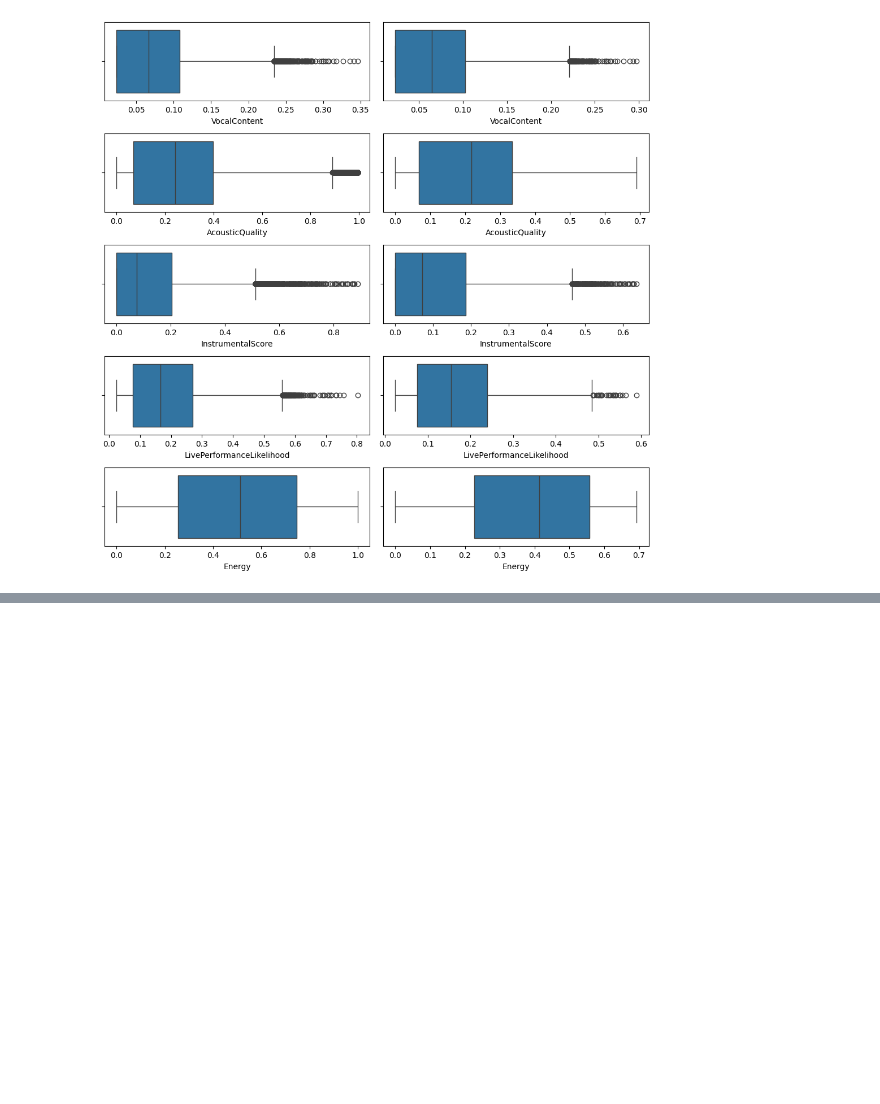
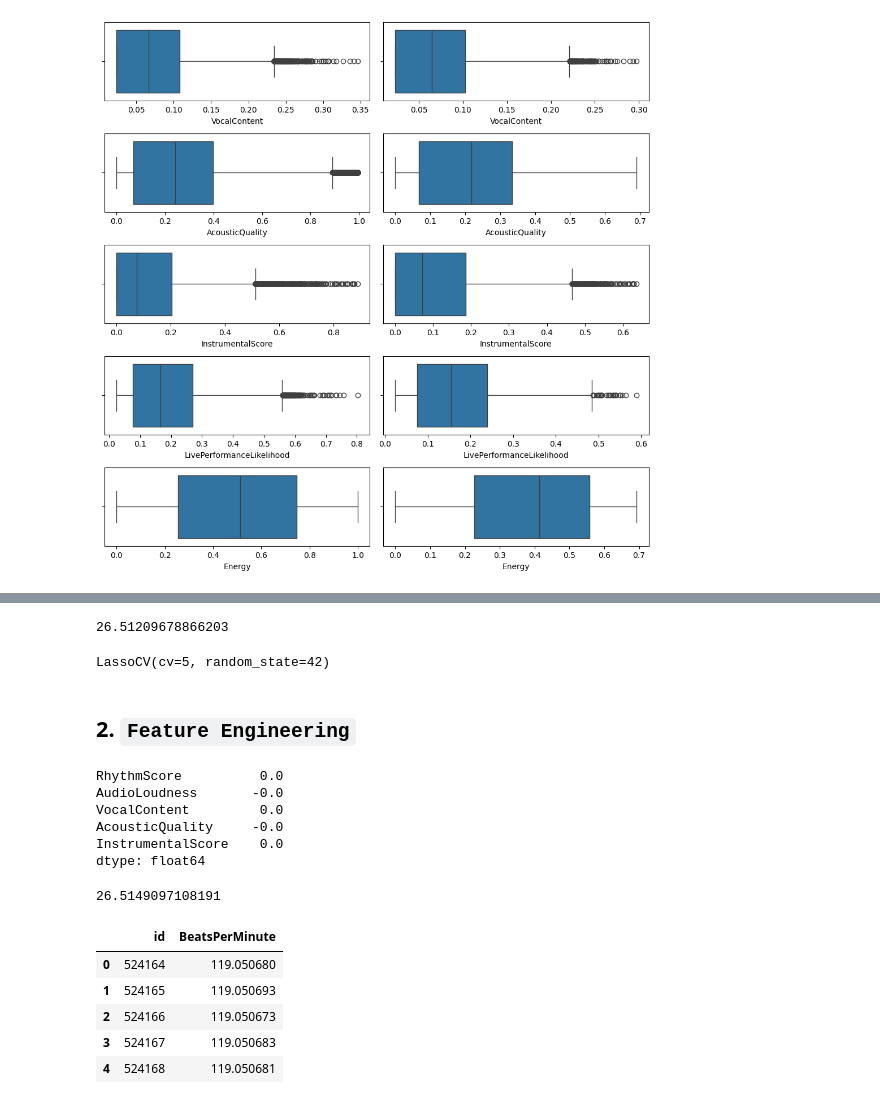
Before and after one commit to KarthikNot/Kaggle-S5E9, a Jupyter notebook: notebooks/Kaggle S5E9.ipynb, the cells around one changed output, grey strips where cells are left out. Saved outputs shown, nothing was run; the diff lists cells and outputs as text; code cells hidden in the pictures; blank space fills up the shorter version.

```diff
--- a/notebooks/Kaggle S5E9.ipynb
+++ b/notebooks/Kaggle S5E9.ipynb
@@ -166,11 +172,11 @@ testData[COLUMNS] = ss.transform(testData[COLUMNS])
 # %%
-# tree based feature importances
-tempData = trainData.head(50000)
-X = tempData.drop('BeatsPerMinute', axis = 1)
-y = tempData['BeatsPerMinute']
+X = trainData.drop('BeatsPerMinute', axis = 1)
+y = trainData['BeatsPerMinute']
 
-rr = RandomForestRegressor(random_state = 0, n_estimators=500)
-rr.fit(X, y)
+kf = KFold(n_splits=10, shuffle=True, random_state=42)
+model = LassoCV(cv=5, random_state=42)
+scores = cross_val_score(model, X, y, cv=kf, scoring="neg_root_mean_squared_error")
 
-imp = pd.Series(rr.feature_importances_, index=X.columns).sort_values(ascending=False)
-print(imp)
+print("CV R2 scores:", scores)
+print("Mean R2:", np.mean(scores))
+print("Std R2:", np.std(scores))
@@ -176,0 +188,61 @@ print(imp)
+# %%
+def trainModel(X, y, cv : int = 5):
+    model = LassoCV(cv = cv, random_state=42)
+    X_train, X_test, y_train, y_test = train_test_split(X, y, test_size = 0.2, random_state = 42)
+    model.fit(X_train, y_train)
+    pred = model.predict(X_test)
+    print(root_mean_squared_error(pred, y_test))
+    return model
+
+trainModel(X, y)
+# %% [output]
+26.51209678866203
+LassoCV(cv=5, random_state=42)
+# %%
+def saveSubmission(testData : pd.DataFrame, model, fileName : str) -> None:
+    testPred = model.predict(testData.drop('id', axis = 1))
+    submissions = pd.DataFrame({'id' : testData['id'], 'BeatsPerMinute': testPred})
+    submissions.to_csv(f'../data/submissions/{fileName}', index = False)
+    return submissions.head()
+# %% [markdown]
+## 2. `Feature Engineering`
+# %%
+def featureScores(X, y):
+    model = LassoCV(cv = 5, random_state = 42)
+    model.fit(X, y)
+
+    return pd.Series(data = model.coef_, index = model.feature_names_in_)
+
+featureData = trainData.copy()
+for col1 in COLUMNS:
+    for col2 in COLUMNS:
+        if col1 != col2:
+            featureData[f'{col1} / {col2}'] = featureData[col1] / (featureData[col2] + 1e-5)
+            featureData[f'{col2} / {col1}'] = featureData[col2] / (featureData[col1] + 1e-5)
+
+featureScores(featureData.drop('BeatsPerMinute', axis = 1), featureData['BeatsPerMinute']).head()
+# %% [output]
+RhythmScore          0.0
+AudioLoudness       -0.0
+VocalContent         0.0
+AcousticQuality     -0.0
+InstrumentalScore    0.0
+dtype: float64
+# %%
+addFeatures = ['MoodScore / InstrumentalScore',
+              'RhythmScore / InstrumentalScore']
+
+for f in addFeatures:
+    trainData[f] = trainData[f.split('/')[0].strip()] / (trainData[f.split('/')[1].strip()] + 1e-5)
+    testData[f] = testData[f.split('/')[0].strip()] / (testData[f.split('/')[1].strip()])
+# %%
+FE1Model = trainModel(trainData.drop('BeatsPerMinute', axis = 1), trainData['BeatsPerMinute'], cv = 5)
+saveSubmission(testData, FE1Model, 'submissionFE1.csv')
+# %% [output]
+26.5149097108191
+|  | id | BeatsPerMinute |
+| 0 | 524164 | 119.050680 |
+| 1 | 524165 | 119.050693 |
+| 2 | 524166 | 119.050673 |
+| 3 | 524167 | 119.050683 |
+| 4 | 524168 | 119.050681 |
```
Also changed, not shown: parts of 5 cells of this notebook.
